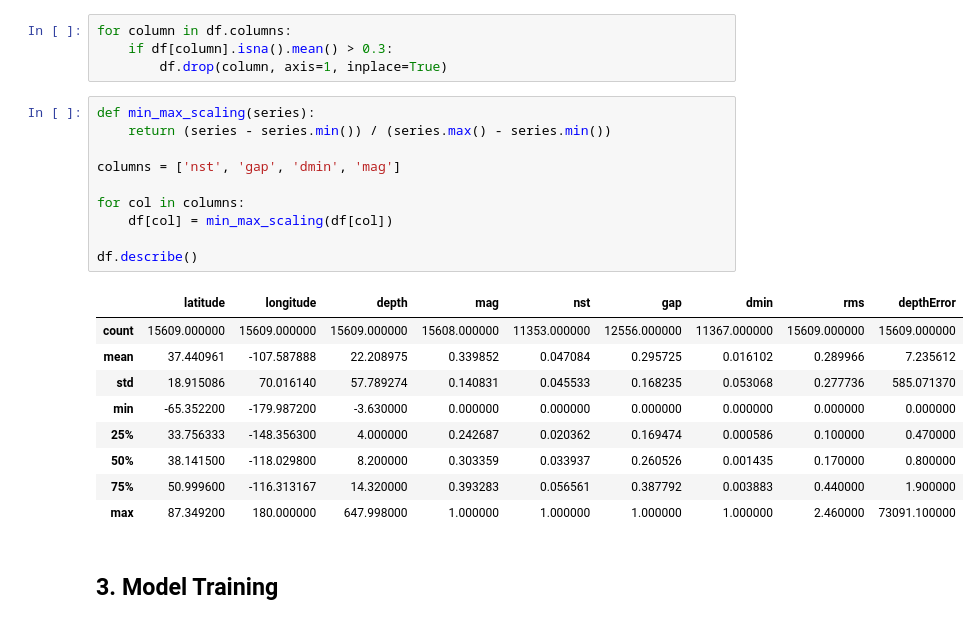
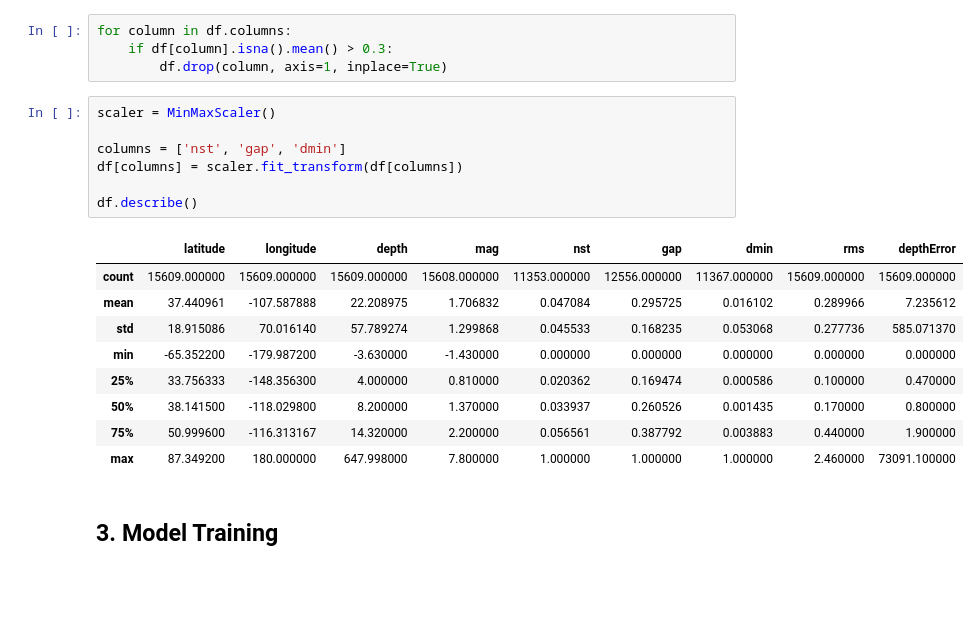
Before and after one commit to Andre-Gilbert/Earthquake-Prediction, a Jupyter notebook: ml/earthquake_prediction.ipynb, the cells around one changed output. Cells and saved outputs as stored; diff of their text form; blank space fills up the shorter version.

```diff
--- a/ml/earthquake_prediction.ipynb
+++ b/ml/earthquake_prediction.ipynb
@@ -151,26 +152,23 @@ df.drop(to_drop, axis=1, inplace=True)
 for column in df.columns:
     if df[column].isna().mean() > 0.3:
         df.drop(column, axis=1, inplace=True)
-# %%
-def min_max_scaling(series):
-    return (series - series.min()) / (series.max() - series.min())
-
-columns = ['nst', 'gap', 'dmin', 'mag']
-
-for col in columns:
-    df[col] = min_max_scaling(df[col])
-
-df.describe()
-# %% [output]
-|  | latitude | longitude | depth | mag | nst | gap | dmin | rms | depthError |
-| count | 15609.000000 | 15609.000000 | 15609.000000 | 15608.000000 | 11353.000000 | 12556.000000 | 11367.000000 | 15609.000000 | 15609.000000 |
-| mean | 37.440961 | -107.587888 | 22.208975 | 0.339852 | 0.047084 | 0.295725 | 0.016102 | 0.289966 | 7.235612 |
-| std | 18.915086 | 70.016140 | 57.789274 | 0.140831 | 0.045533 | 0.168235 | 0.053068 | 0.277736 | 585.071370 |
-| min | -65.352200 | -179.987200 | -3.630000 | 0.000000 | 0.000000 | 0.000000 | 0.000000 | 0.000000 | 0.000000 |
-| 25% | 33.756333 | -148.356300 | 4.000000 | 0.242687 | 0.020362 | 0.169474 | 0.000586 | 0.100000 | 0.470000 |
-| 50% | 38.141500 | -118.029800 | 8.200000 | 0.303359 | 0.033937 | 0.260526 | 0.001435 | 0.170000 | 0.800000 |
-| 75% | 50.999600 | -116.313167 | 14.320000 | 0.393283 | 0.056561 | 0.387792 | 0.003883 | 0.440000 | 1.900000 |
-| max | 87.349200 | 180.000000 | 647.998000 | 1.000000 | 1.000000 | 1.000000 | 1.000000 | 2.460000 | 73091.100000 |
+# %%
+scaler = MinMaxScaler()
+
+columns = ['nst', 'gap', 'dmin']
+df[columns] = scaler.fit_transform(df[columns])
+
+df.describe()
+# %% [output]
+|  | latitude | longitude | depth | mag | nst | gap | dmin | rms | depthError |
+| count | 15609.000000 | 15609.000000 | 15609.000000 | 15608.000000 | 11353.000000 | 12556.000000 | 11367.000000 | 15609.000000 | 15609.000000 |
+| mean | 37.440961 | -107.587888 | 22.208975 | 1.706832 | 0.047084 | 0.295725 | 0.016102 | 0.289966 | 7.235612 |
+| std | 18.915086 | 70.016140 | 57.789274 | 1.299868 | 0.045533 | 0.168235 | 0.053068 | 0.277736 | 585.071370 |
+| min | -65.352200 | -179.987200 | -3.630000 | -1.430000 | 0.000000 | 0.000000 | 0.000000 | 0.000000 | 0.000000 |
+| 25% | 33.756333 | -148.356300 | 4.000000 | 0.810000 | 0.020362 | 0.169474 | 0.000586 | 0.100000 | 0.470000 |
+| 50% | 38.141500 | -118.029800 | 8.200000 | 1.370000 | 0.033937 | 0.260526 | 0.001435 | 0.170000 | 0.800000 |
+| 75% | 50.999600 | -116.313167 | 14.320000 | 2.200000 | 0.056561 | 0.387792 | 0.003883 | 0.440000 | 1.900000 |
+| max | 87.349200 | 180.000000 | 647.998000 | 7.800000 | 1.000000 | 1.000000 | 1.000000 | 2.460000 | 73091.100000 |
 # %% [markdown]
 ## 3. Model Training
 # %%
```
Also changed, not shown: parts of 7 cells of this notebook, 7 other files.
